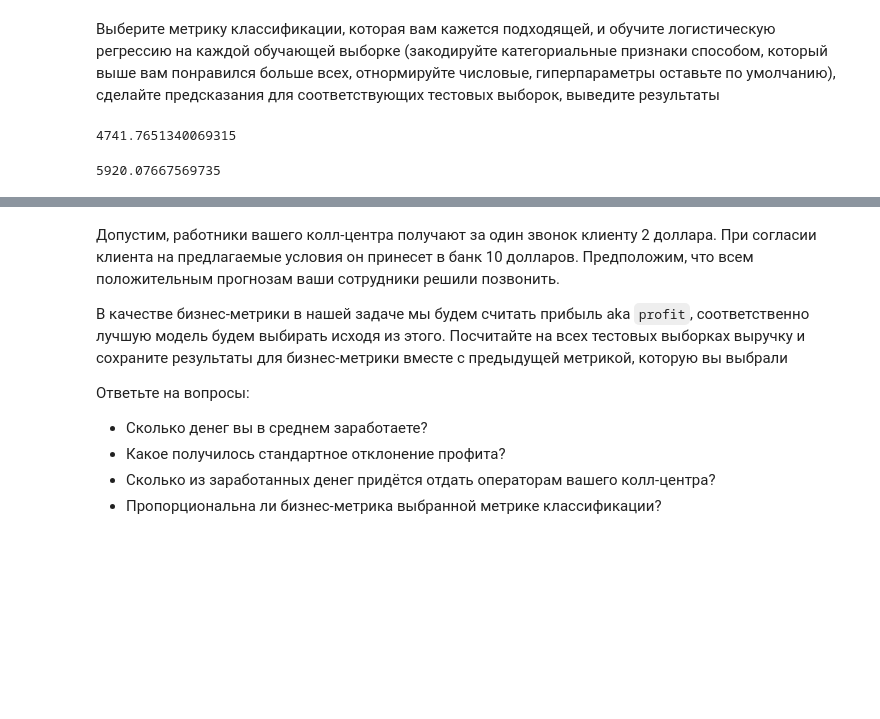
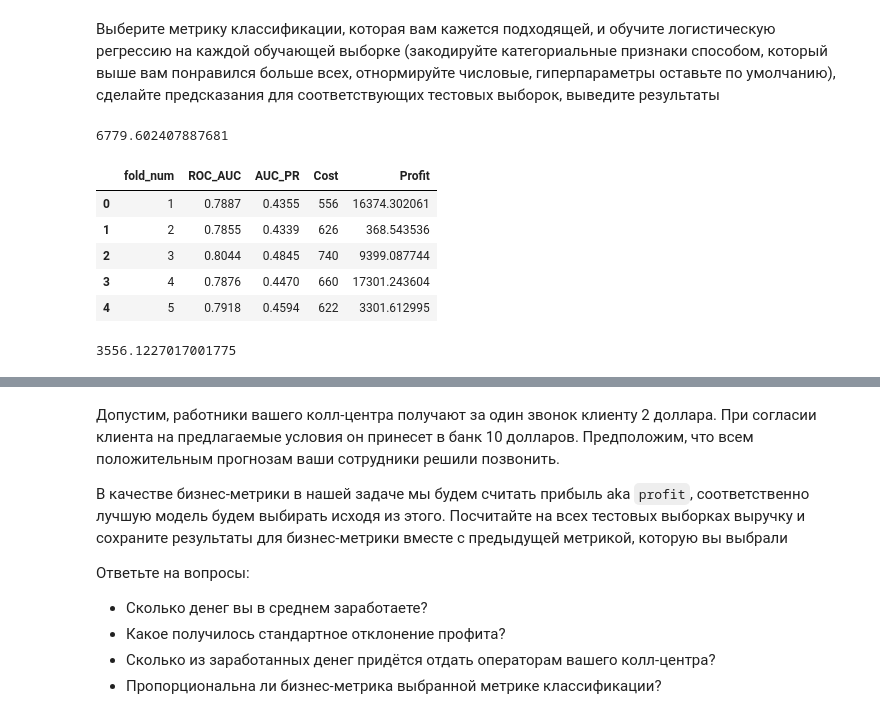
Before and after one commit to Uralbeckins/ML-Sokolov-Course, a Jupyter notebook: homework_practice_04_linclass.ipynb, the cells around one changed output, grey strips where cells are left out. Saved outputs shown, nothing was run; the diff lists cells and outputs as text; code cells hidden in the pictures; blank space fills up the shorter version.

```diff
--- a/homework_practice_04_linclass.ipynb
+++ b/homework_practice_04_linclass.ipynb
@@ -1484,7 +1484,7 @@ def cross_validate(
         y_test = y.iloc[test_index]
 
         log_reg = LogisticRegression(
-            C=1.0,
+            C=1e-7,
             penalty="l2",
             tol=0.0001,
             random_state=42,
@@ -1497,8 +1497,8 @@ def cross_validate(
         y_pred_proba = log_reg.predict_proba(X_test)[:, 1]
         roc_auc = round(roc_auc_score(y_test, y_pred_proba), 4)
         auc_pr = round(average_precision_score(y_test, y_pred_proba), 4)
-        # y_pred = [y_pred_proba > 0.2]
-        y_pred = log_reg.predict(X_test)
+        y_pred = [y_pred_proba > 0.2]
+        # y_pred = log_reg.predict(X_test)
 
         # Business metric:
 
@@ -1521,11 +1521,20 @@ def cross_validate(
     return pd.DataFrame(metrics)
 # %% [markdown]
 Выберите метрику классификации, которая вам кажется подходящей, и обучите логистическую регрессию на каждой обучающей выборке (закодируйте категориальные признаки способом, который выше вам понравился больше всех, отнормируйте числовые, гиперпараметры оставьте по умолчанию), сделайте предсказания для соответствующих тестовых выборок, выведите результаты
+# %%
+model_without_treshold = cross_validate(X_final, y)
+# %% [output]
+6779.602407887681
+# %%
+model_without_treshold
+# %% [output]
+|  | fold_num | ROC_AUC | AUC_PR | Cost | Profit |
+| 0 | 1 | 0.7887 | 0.4355 | 556 | 16374.302061 |
+| 1 | 2 | 0.7855 | 0.4339 | 626 | 368.543536 |
+| 2 | 3 | 0.8044 | 0.4845 | 740 | 9399.087744 |
+| 3 | 4 | 0.7876 | 0.4470 | 660 | 17301.243604 |
+| 4 | 5 | 0.7918 | 0.4594 | 622 | 3301.612995 |
 # %%
 model_with_treshold = cross_validate(X_final, y)
 # %% [output]
-4741.7651340069315
+3556.1227017001775
-# %%
-model_without_treshold = cross_validate(X_final, y)
-# %% [output]
-5920.07667569735
```
Also changed, not shown: parts of 17 cells of this notebook, 1 other file.
